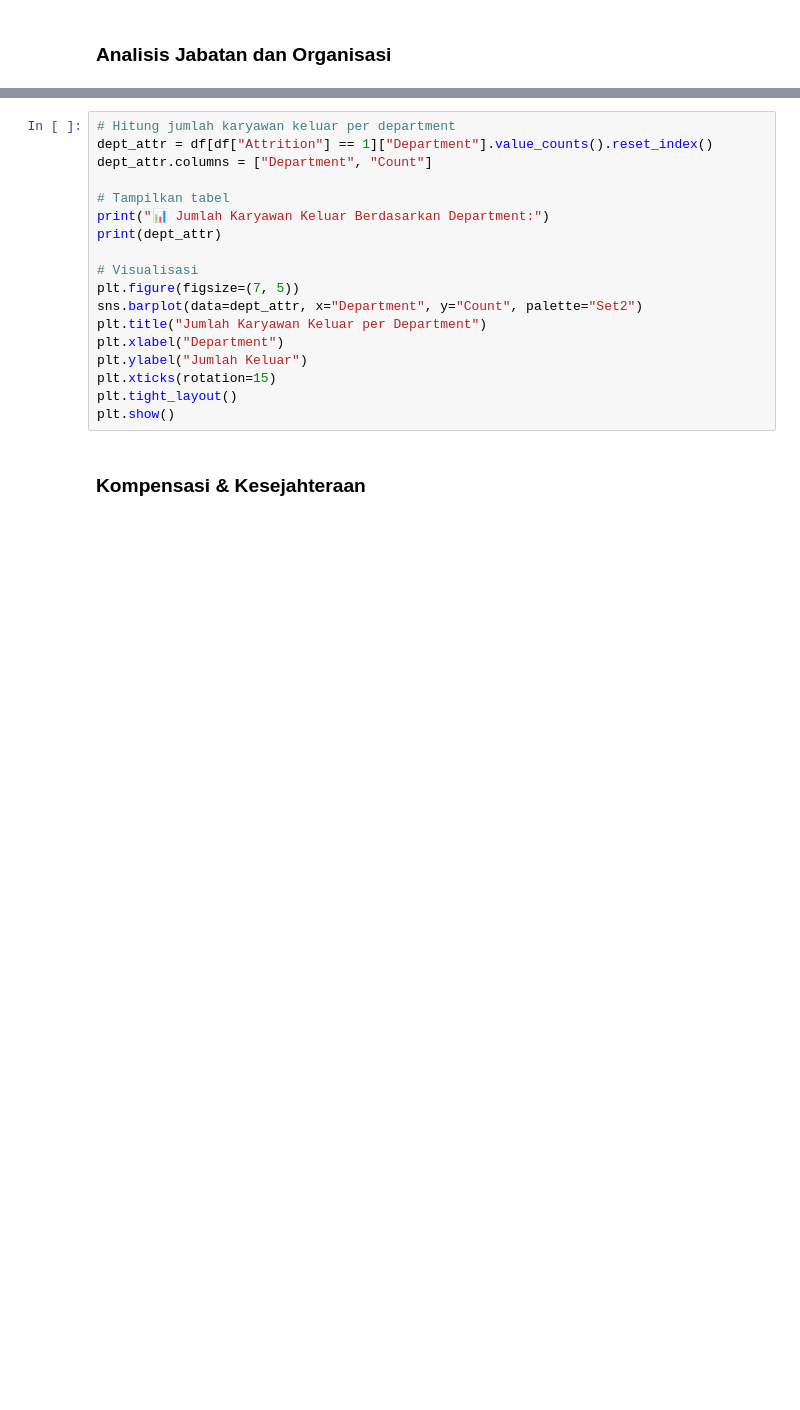
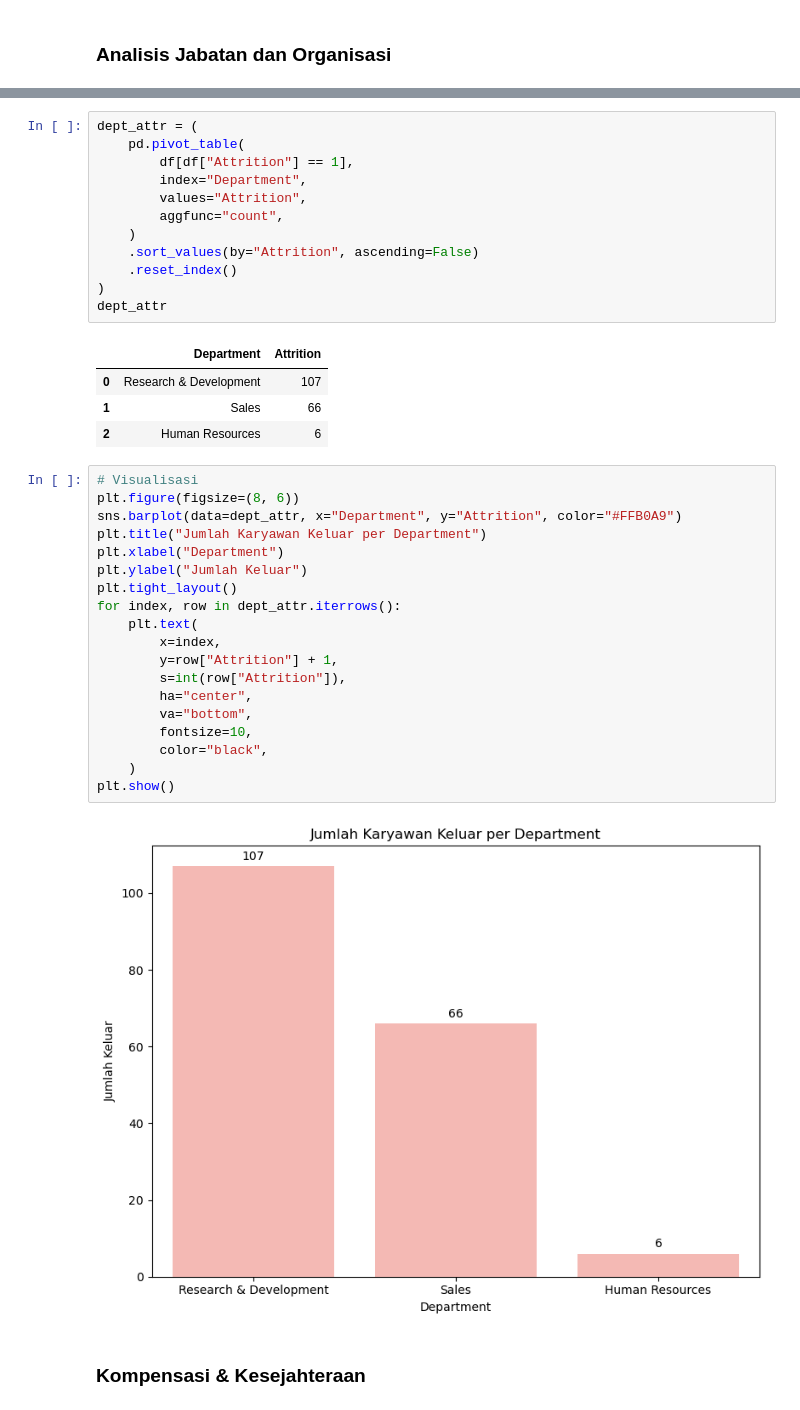
Before and after one commit to muchammadwr/Menyelesaikan-Permasalahan-Human-Resources, a Jupyter notebook: notebook.ipynb, the cells around one changed output, grey strips where cells are left out. Cells and saved outputs as stored; diff of their text form; blank space fills up the shorter version.

```diff
--- a/notebook.ipynb
+++ b/notebook.ipynb
@@ -269,20 +274,40 @@ AssertionError: Pastikan Anda telah menyelesaikan analisis dan visualisasi data
+# %%
+dept_attr = (
+    pd.pivot_table(
+        df[df["Attrition"] == 1],
+        index="Department",
+        values="Attrition",
+        aggfunc="count",
+    )
+    .sort_values(by="Attrition", ascending=False)
+    .reset_index()
+)
+dept_attr
+# %% [output]
+|  | Department | Attrition |
+| 0 | Research & Development | 107 |
+| 1 | Sales | 66 |
+| 2 | Human Resources | 6 |
 # %%
-# Hitung jumlah karyawan keluar per department
-dept_attr = df[df["Attrition"] == 1]["Department"].value_counts().reset_index()
-dept_attr.columns = ["Department", "Count"]
-
-# Tampilkan tabel
-print("📊 Jumlah Karyawan Keluar Berdasarkan Department:")
-print(dept_attr)
-
 # Visualisasi
-plt.figure(figsize=(7, 5))
-sns.barplot(data=dept_attr, x="Department", y="Count", palette="Set2")
+plt.figure(figsize=(8, 6))
+sns.barplot(data=dept_attr, x="Department", y="Attrition", color="#FFB0A9")
 plt.title("Jumlah Karyawan Keluar per Department")
 plt.xlabel("Department")
 plt.ylabel("Jumlah Keluar")
-plt.xticks(rotation=15)
 plt.tight_layout()
+for index, row in dept_attr.iterrows():
+    plt.text(
+        x=index,
+        y=row["Attrition"] + 1,
+        s=int(row["Attrition"]),
+        ha="center",
+        va="bottom",
+        fontsize=10,
+        color="black",
+    )
 plt.show()
+# %% [output]
+[figure, added]
 # %% [markdown]
 ### Kompensasi & Kesejahteraan
```
Also changed, not shown: parts of 14 cells of this notebook.
